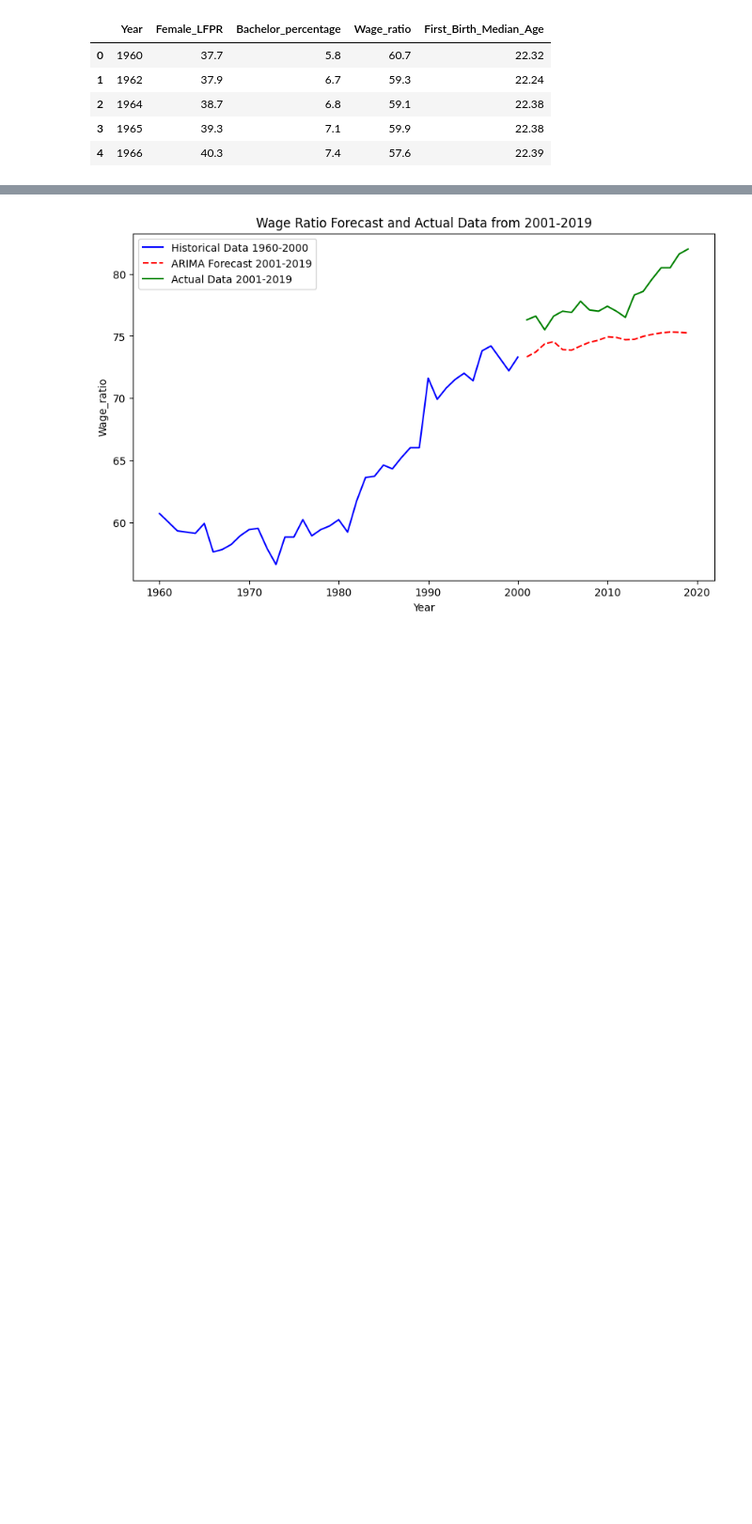
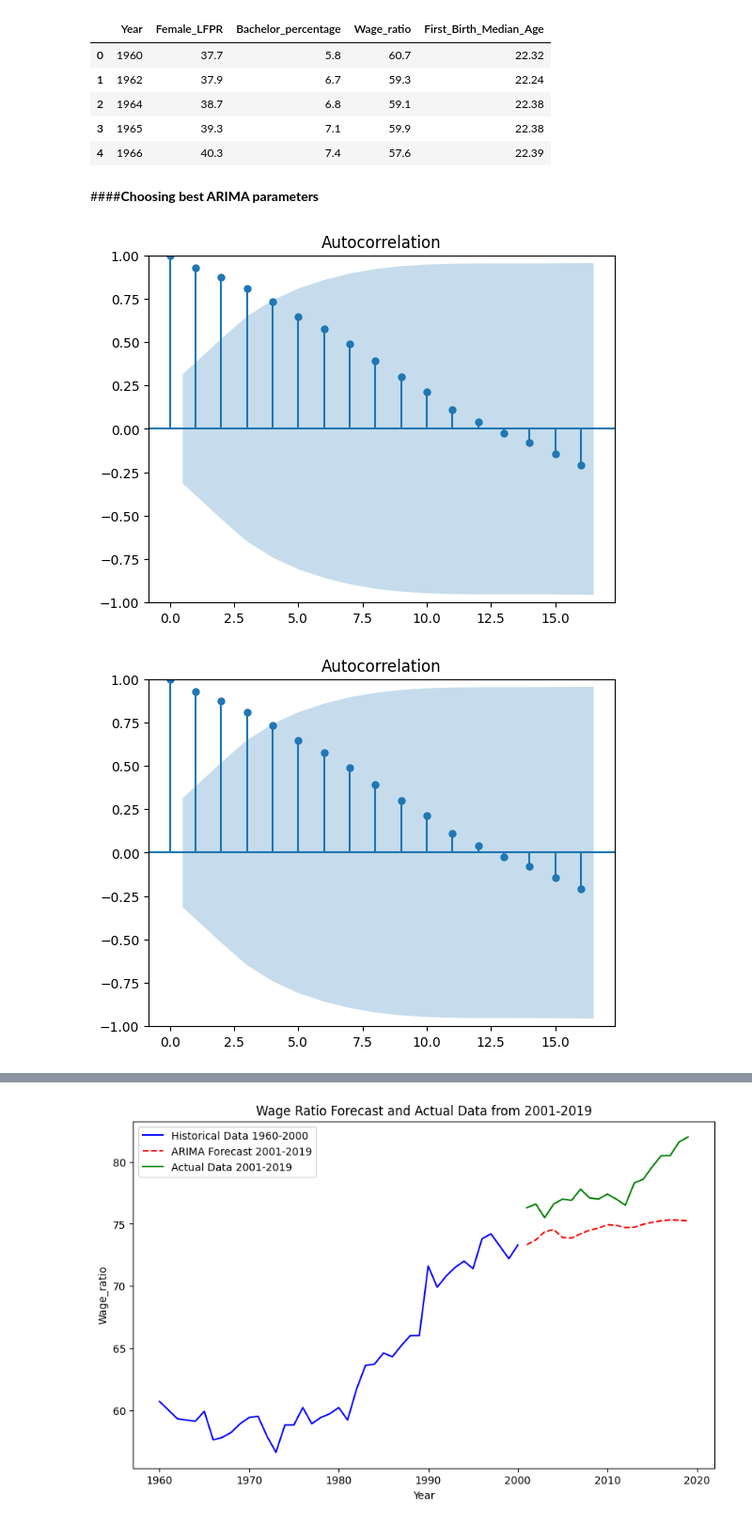
Before and after one commit to kristyluk/DS4002Project2, a Jupyter notebook: SCRIPTS/project2_script.ipynb, the cells around one changed output, grey strips where cells are left out. Shown at 94% size. Cells and saved outputs as stored; diff of their text form; code cells hidden in the pictures; blank space fills up the shorter version.

```diff
--- a/SCRIPTS/project2_script.ipynb
+++ b/SCRIPTS/project2_script.ipynb
@@ -92,3 +92,11 @@ twenty.head()
 | 2 | 1964 | 38.7 | 6.8 | 59.1 | 22.38 |
 | 3 | 1965 | 39.3 | 7.1 | 59.9 | 22.38 |
 | 4 | 1966 | 40.3 | 7.4 | 57.6 | 22.39 |
+# %% [markdown]
+####**Choosing best ARIMA parameters**
+# %%
+from statsmodels.graphics.tsaplots import plot_acf
+plot_acf(twenty.Wage_ratio)
+# %% [output]
+[figure, added]
+[figure, added]
```
Also changed, not shown: parts of 6 cells of this notebook.
